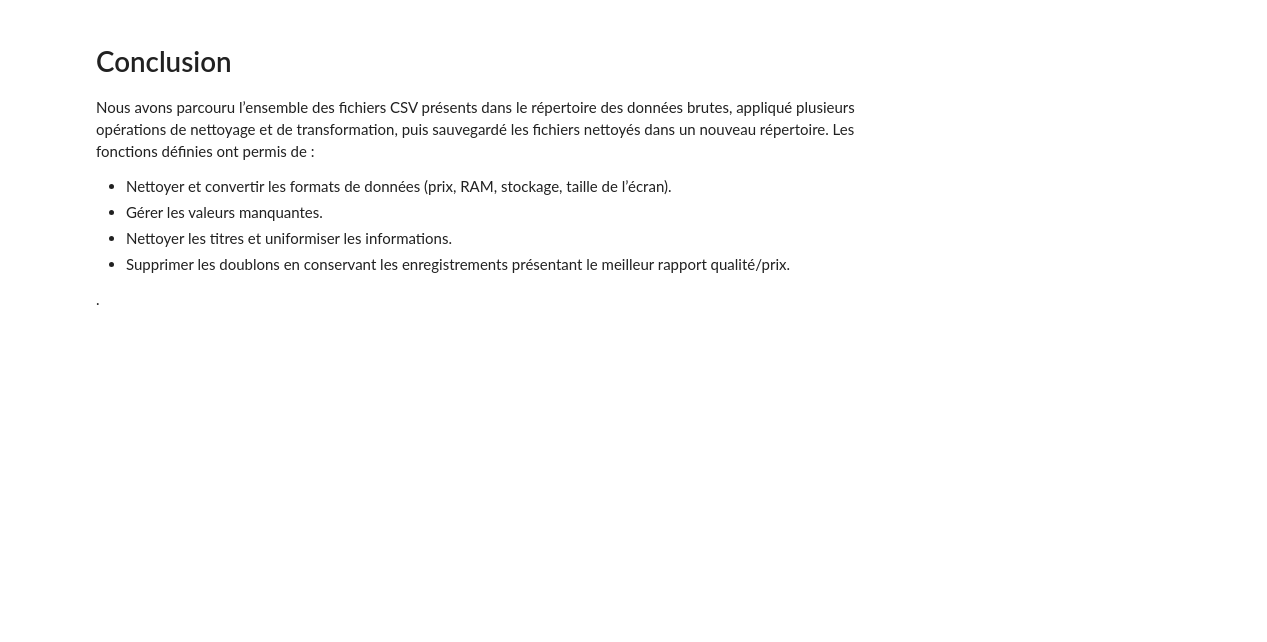
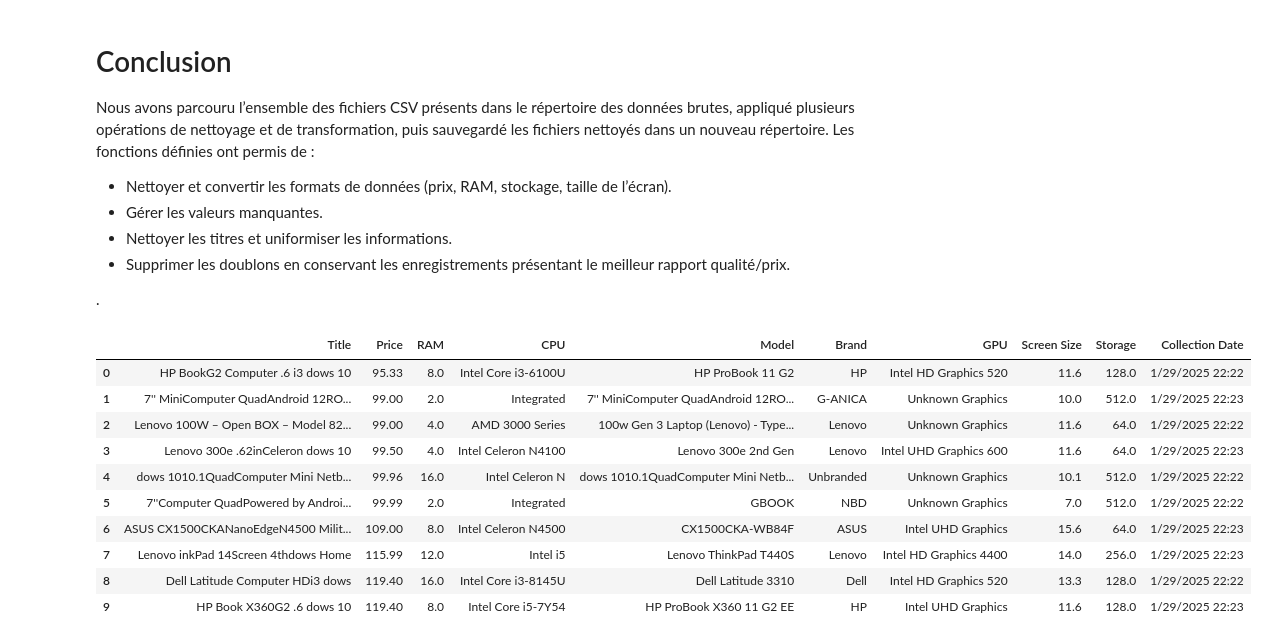
Before and after one commit to idoufkirkamal/ecommerce_scraper, a Jupyter notebook: notebooks/nettoyage/laptop.ipynb, the cells around one changed output. Drawn from its saved outputs; the diff is of its cells as text; code cells hidden in the pictures; blank space fills up the shorter version.

```diff
--- a/notebooks/nettoyage/laptop.ipynb
+++ b/notebooks/nettoyage/laptop.ipynb
@@ -245,3 +245,29 @@ Les fonctions définies ont permis de :
 - Supprimer les doublons en conservant les enregistrements présentant le meilleur rapport qualité/prix.
 
 .
+# %%
+import pandas as pd
+from pathlib import Path
+
+# Définir le chemin vers le fichier CSV nettoyé
+csv_file_path = Path(r'C:\Users\AdMin\Desktop\ecommerce_scraper\data\cleaned\ebay\laptops\cleaned_laptops_2025_01_29_scrape1.csv')
+
+df_cleaned = pd.read_csv(csv_file_path)
+
+# Set the option to display all rows
+pd.set_option('display.max_rows', None)
+
+# Display all rows of the DataFrame
+df_cleaned.head(10)
+# %% [output]
+|  | Title | Price | RAM | CPU | Model | Brand | GPU | Screen Size | Storage | Collection Date |
+| 0 | HP BookG2 Computer .6 i3 dows 10 | 95.33 | 8.0 | Intel Core i3-6100U | HP ProBook 11 G2 | HP | Intel HD Graphics 520 | 11.6 | 128.0 | 1/29/2025 22:22 |
+| 1 | 7'' MiniComputer QuadAndroid 12RO... | 99.00 | 2.0 | Integrated | 7'' MiniComputer QuadAndroid 12RO... | G-ANICA | Unknown Graphics | 10.0 | 512.0 | 1/29/2025 22:23 |
+| 2 | Lenovo 100W – Open BOX – Model 82... | 99.00 | 4.0 | AMD 3000 Series | 100w Gen 3 Laptop (Lenovo) - Type... | Lenovo | Unknown Graphics | 11.6 | 64.0 | 1/29/2025 22:22 |
+| 3 | Lenovo 300e .62inCeleron dows 10 | 99.50 | 4.0 | Intel Celeron N4100 | Lenovo 300e 2nd Gen | Lenovo | Intel UHD Graphics 600 | 11.6 | 64.0 | 1/29/2025 22:23 |
+| 4 | dows 1010.1QuadComputer Mini Netb... | 99.96 | 16.0 | Intel Celeron N | dows 1010.1QuadComputer Mini Netb... | Unbranded | Unknown Graphics | 10.1 | 512.0 | 1/29/2025 22:22 |
+| 5 | 7''Computer QuadPowered by Androi... | 99.99 | 2.0 | Integrated | GBOOK | NBD | Unknown Graphics | 7.0 | 512.0 | 1/29/2025 22:22 |
+| 6 | ASUS CX1500CKANanoEdgeN4500 Milit... | 109.00 | 8.0 | Intel Celeron N4500 | CX1500CKA-WB84F | ASUS | Intel UHD Graphics | 15.6 | 64.0 | 1/29/2025 22:23 |
+| 7 | Lenovo inkPad 14Screen 4thdows Home | 115.99 | 12.0 | Intel i5 | Lenovo ThinkPad T440S | Lenovo | Intel HD Graphics 4400 | 14.0 | 256.0 | 1/29/2025 22:23 |
+| 8 | Dell Latitude Computer HDi3 dows | 119.40 | 16.0 | Intel Core i3-8145U | Dell Latitude 3310 | Dell | Intel HD Graphics 520 | 13.3 | 128.0 | 1/29/2025 22:22 |
+| 9 | HP Book X360G2 .6 dows 10 | 119.40 | 8.0 | Intel Core i5-7Y54 | HP ProBook X360 11 G2 EE | HP | Intel UHD Graphics | 11.6 | 128.0 | 1/29/2025 22:23 |
```
Also changed, not shown: 28 other files.
